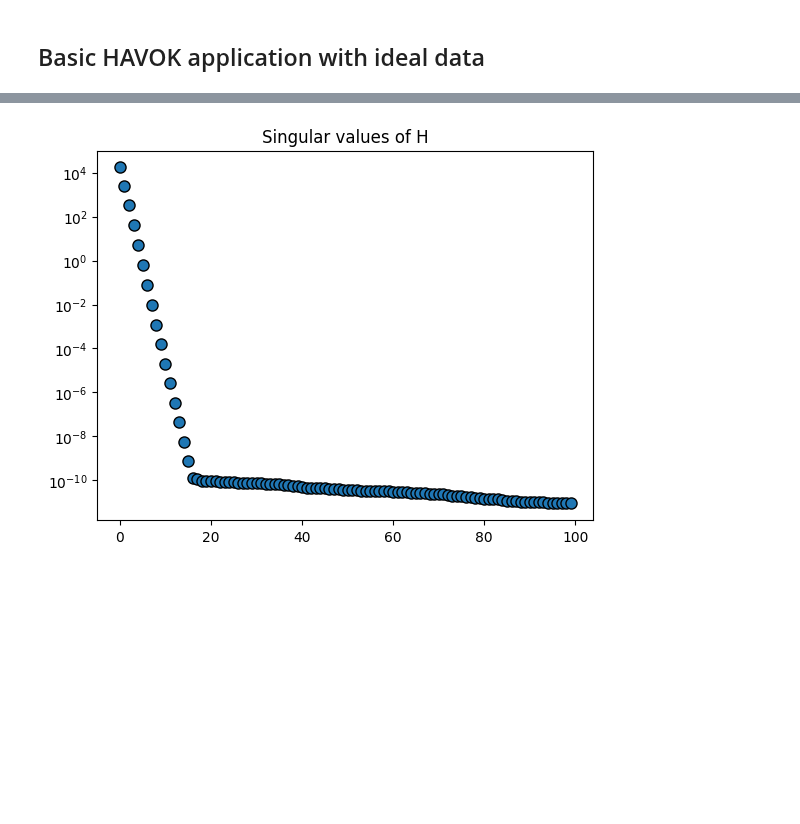
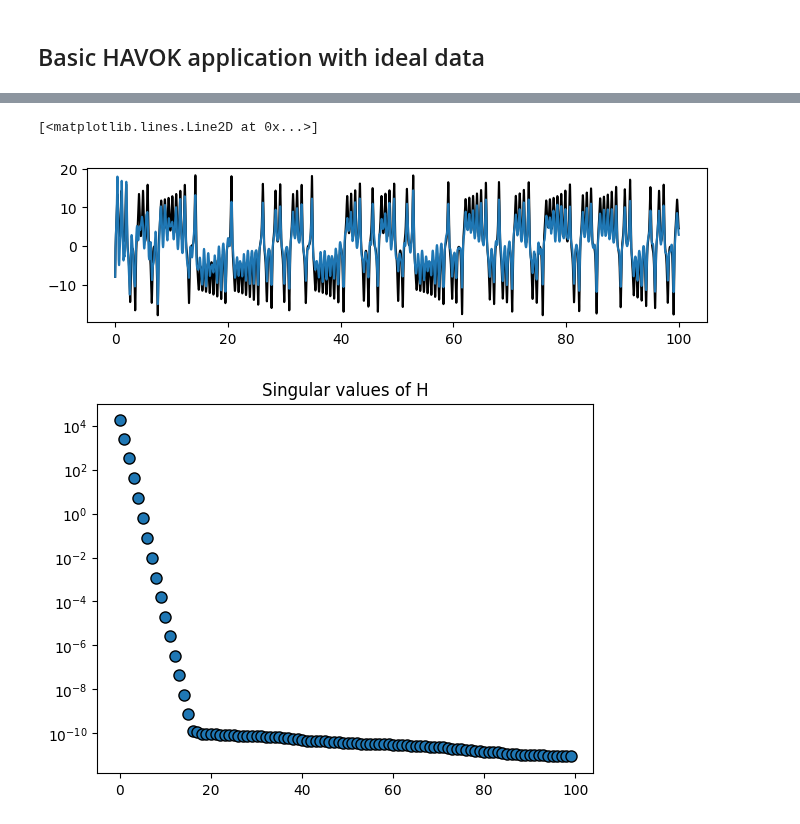
Before and after one commit to PyDMD/PyDMD, a Jupyter notebook: tutorials/tutorial19/tutorial-19-havok.ipynb, the cells around one changed output, grey strips where cells are left out. Saved outputs shown, nothing was run; the diff lists cells and outputs as text; code cells hidden in the pictures; blank space fills up the shorter version.

```diff
--- a/tutorials/tutorial19/tutorial-19-havok.ipynb
+++ b/tutorials/tutorial19/tutorial-19-havok.ipynb
@@ -126,14 +142,19 @@ plt.show()
 # %%
 t_long = np.arange(2 * m) * dt
 x_long = generate_lorenz_data(t_long)[0]
-havok_long = HAVOK(svd_rank=15, delays=100).fit(x_lon)
+havok_long = HAVOK(svd_rank=16, delays=100)
+havok_long.fit(x_long, t_long)
 
-forcing_long = havok.forcing
-time_long = t[:len(forcing_long)]
+forcing_long = havok_long.forcing
+time_long = t_long[:len(forcing_long)]
 V0 = havok.linear_dynamics[0]
 
-plt.plot(t, x, c="k")
-plt.plot(t, np.squeeze(havok_short.predict(forcing_long, time_long, V0)))
+plt.figure(figsize=(8, 2))
+plt.plot(t_long, x_long, c="k")
+plt.plot(t_long, havok.predict(forcing_long, time_long, V0))
+# %% [output]
+[<matplotlib.lines.Line2D at 0x...>]
+[figure, added]
 # %%
 - Threshold computing
 - Prediction with input forcing
```
Also changed, not shown: parts of 8 cells of this notebook, 2 other files.
